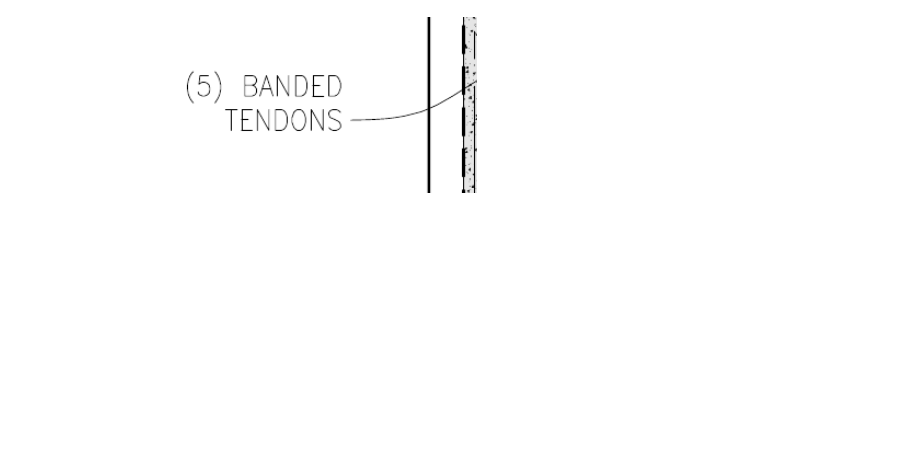
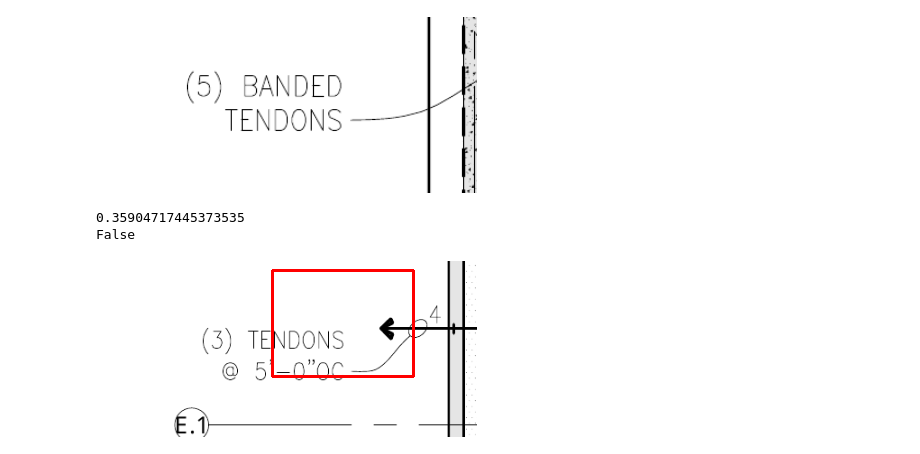
Before and after one commit to mostafa-netizen/Sadidul-Islam-Analysis, a Jupyter notebook: analysis/template_matching_bottom_left.ipynb, the cells around one changed output. Drawn from its saved outputs; the diff is of its cells as text; code cells hidden in the pictures; blank space fills up the shorter version.

```diff
--- a/analysis/template_matching_bottom_left.ipynb
+++ b/analysis/template_matching_bottom_left.ipynb
@@ -76,3 +87,16 @@ img = cv2.imread("/home/sadid/PycharmProjects/sgs-drawing-analysis/data/examples
 Image.fromarray(img)
 # %% [output]
 [figure]
+# %%
+img = cv2.imread("/home/sadid/PycharmProjects/sgs-drawing-analysis/data/examples/Screenshot from 2025-12-28 20-12-12.png", cv2.IMREAD_COLOR)
+val, bbox = find_template_location(img, template)
+print(val)
+x1, y1, x2, y2 = bbox
+img_crop = img[y1:y2, x1:x2]
+print(are_images_visually_similar(Image.fromarray(template), Image.fromarray(img_crop)))
+img = cv2.rectangle(img, (x1, y1), (x2, y2), (255, 0, 0), 2)
+Image.fromarray(img)
+# %% [output]
+0.35904717445373535
+False
+[figure, added]
```
Also changed, not shown: parts of 15 cells of this notebook, 3 other files.
